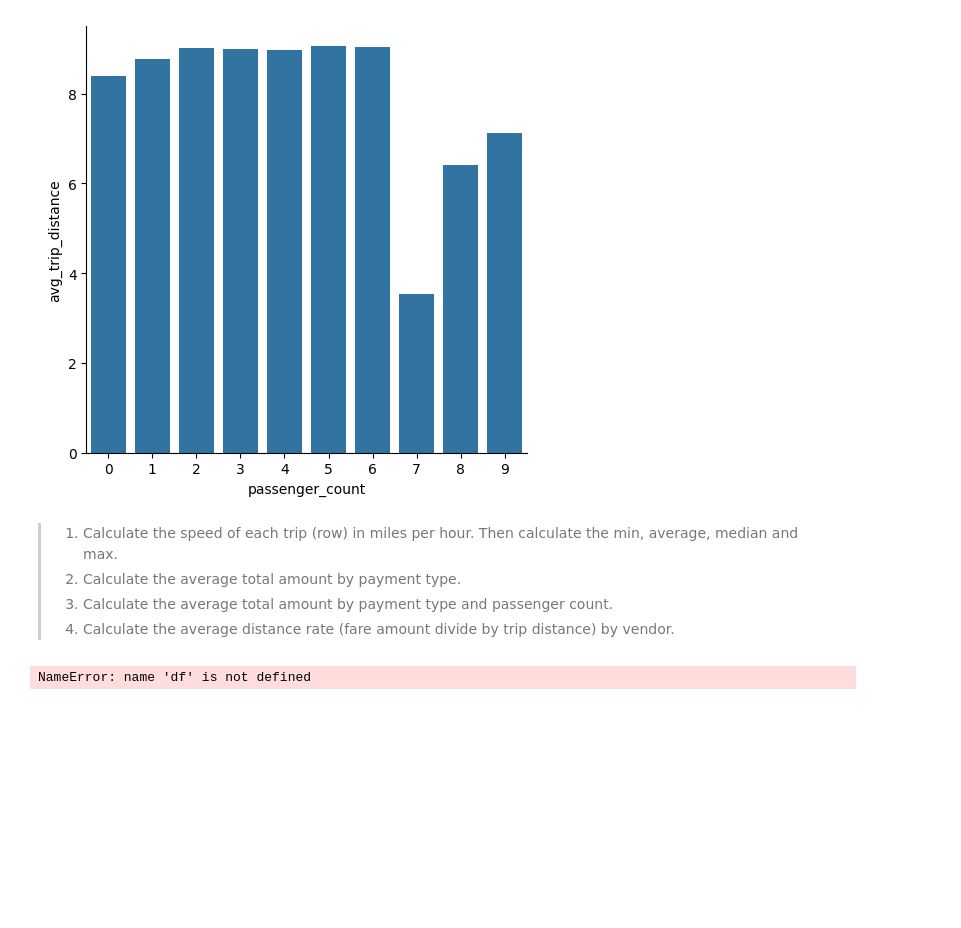
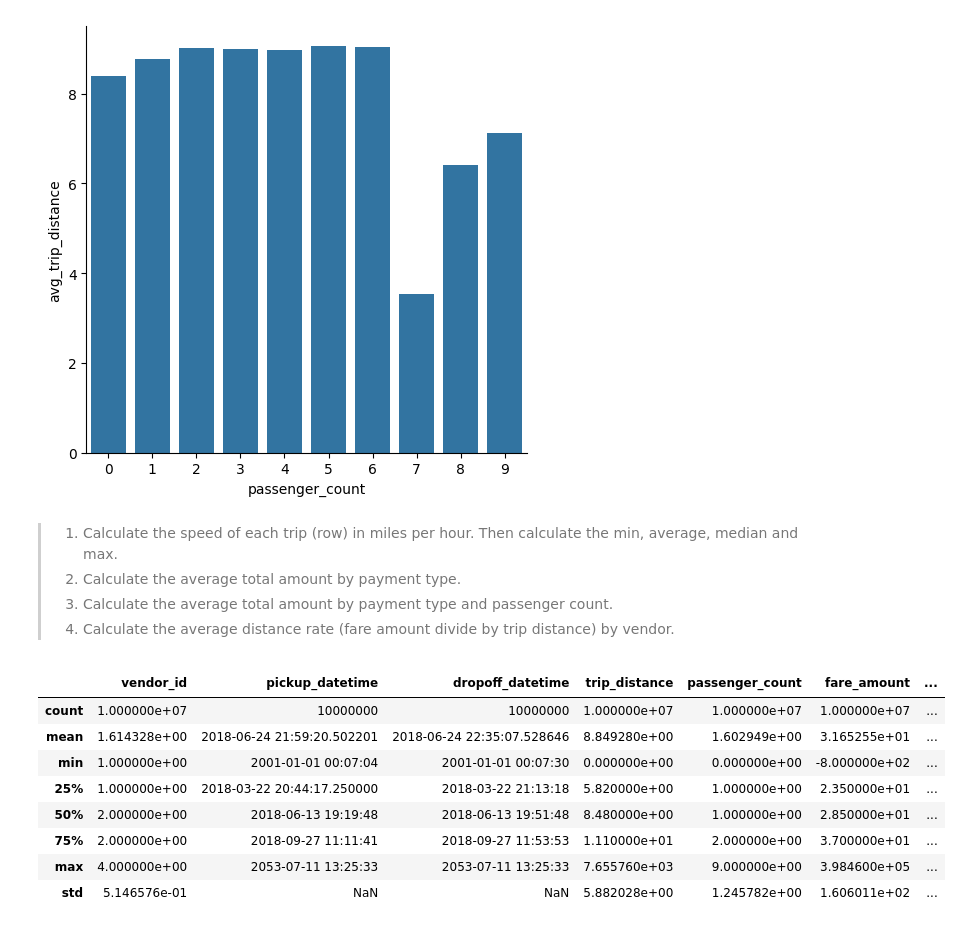
Before and after one commit to johnphs-9/5m-data-2.8-out-of-core-computation, a Jupyter notebook: out_of_core_johnphs.ipynb, the cells around one changed output. Cells and saved outputs as stored; diff of their text form; code cells hidden in the pictures; blank space fills up the shorter version.

```diff
--- a/out_of_core_johnphs.ipynb
+++ b/out_of_core_johnphs.ipynb
@@ -938,8 +938,30 @@ con.close()
 > 2. Calculate the average total amount by payment type.
 > 3. Calculate the average total amount by payment type and passenger count.
 > 4. Calculate the average distance rate (fare amount divide by trip distance) by vendor.
-# %%
-df.info()
-# %% [output]
-NameError: name 'df' is not defined
+# %%
+df = con.sql("""
+    SELECT vendor_id,
+           pickup_datetime,
+           dropoff_datetime,
+           trip_distance,
+           passenger_count,
+           fare_amount,
+           payment_type,
+           total_amount
+    FROM taxi_trip_data
+""").fetch_arrow_table().to_pandas()
+# %%
+# df.info()
+df.describe()
+# df.head()
+# %% [output]
+|  | vendor_id | pickup_datetime | dropoff_datetime | trip_distance | passenger_count | fare_amount | ... |
+| count | 1.000000e+07 | 10000000 | 10000000 | 1.000000e+07 | 1.000000e+07 | 1.000000e+07 | ... |
+| mean | 1.614328e+00 | 2018-06-24 21:59:20.502201 | 2018-06-24 22:35:07.528646 | 8.849280e+00 | 1.602949e+00 | 3.165255e+01 | ... |
+| min | 1.000000e+00 | 2001-01-01 00:07:04 | 2001-01-01 00:07:30 | 0.000000e+00 | 0.000000e+00 | -8.000000e+02 | ... |
+| 25% | 1.000000e+00 | 2018-03-22 20:44:17.250000 | 2018-03-22 21:13:18 | 5.820000e+00 | 1.000000e+00 | 2.350000e+01 | ... |
+| 50% | 2.000000e+00 | 2018-06-13 19:19:48 | 2018-06-13 19:51:48 | 8.480000e+00 | 1.000000e+00 | 2.850000e+01 | ... |
+| 75% | 2.000000e+00 | 2018-09-27 11:11:41 | 2018-09-27 11:53:53 | 1.110000e+01 | 2.000000e+00 | 3.700000e+01 | ... |
+| max | 4.000000e+00 | 2053-07-11 13:25:33 | 2053-07-11 13:25:33 | 7.655760e+03 | 9.000000e+00 | 3.984600e+05 | ... |
+| std | 5.146576e-01 | NaN | NaN | 5.882028e+00 | 1.245782e+00 | 1.606011e+02 | ... |
 # %%
```
Also changed, not shown: parts of 6 cells of this notebook.
